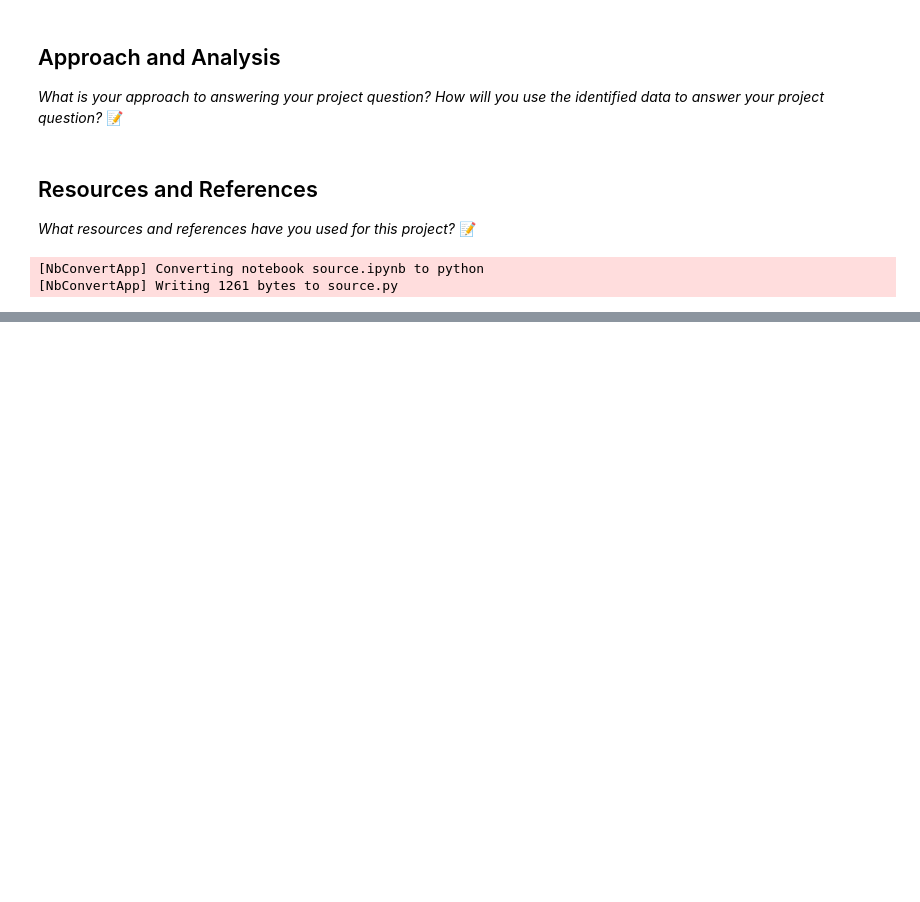
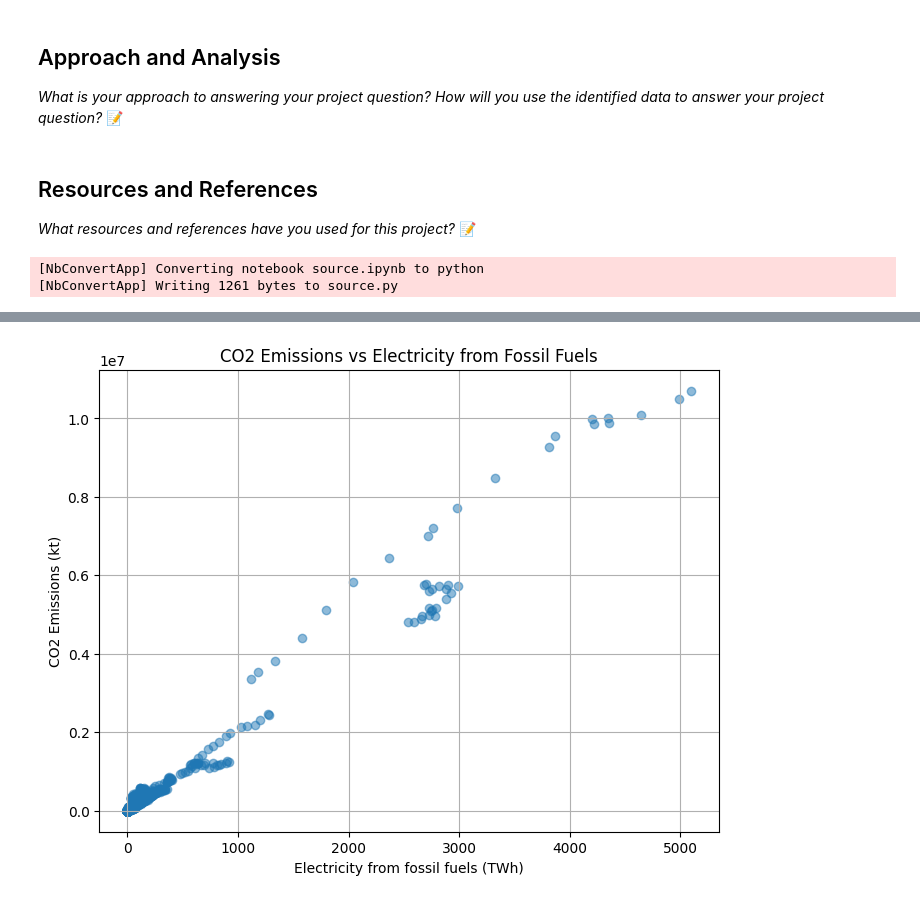
Before and after one commit to IT4063C-Fall23/final-project-Abuerrdg, a Jupyter notebook: source.ipynb, the cells around one changed output, grey strips where cells are left out. Saved outputs shown, nothing was run; the diff lists cells and outputs as text; code cells hidden in the pictures; blank space fills up the shorter version.

```diff
--- a/source.ipynb
+++ b/source.ipynb
@@ -55,0 +205,14 @@ Analyze the effectiveness of carbon reduction policies and practices.
+# %%
+co2_emissions = data['Value_co2_emissions_kt_by_country']
+electricity_fossil_fuels = data['Electricity from fossil fuels (TWh)']
+
+# Plotting CO2 emissions against electricity generation from fossil fuels
+plt.figure(figsize=(8, 6))
+plt.scatter(electricity_fossil_fuels, co2_emissions, alpha=0.5)
+plt.xlabel('Electricity from fossil fuels (TWh)')
+plt.ylabel('CO2 Emissions (kt)')
+plt.title('CO2 Emissions vs Electricity from Fossil Fuels')
+plt.grid(True)
+plt.show()
+# %% [output]
+[figure, added]
```
Also changed, not shown: parts of 15 cells of this notebook, 4 other files.
